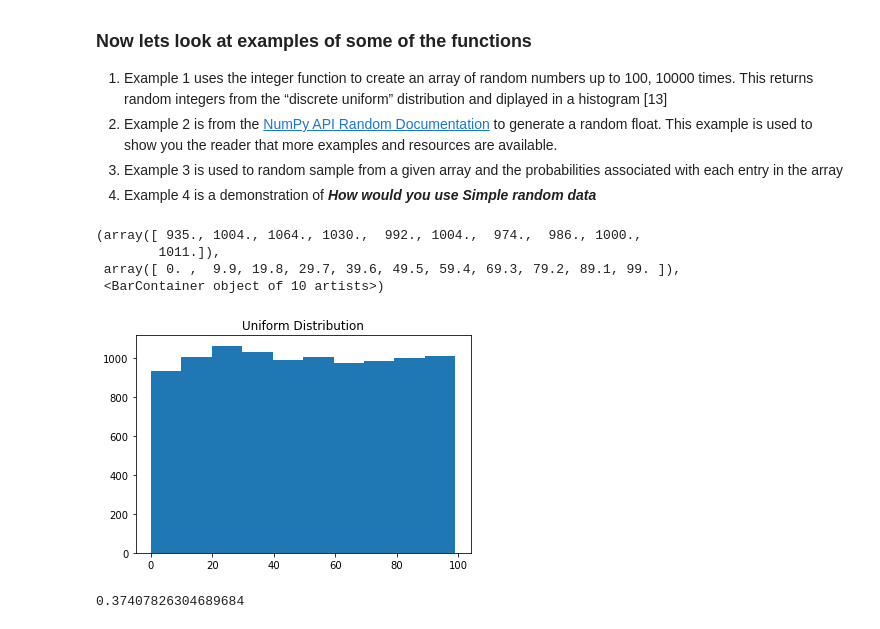
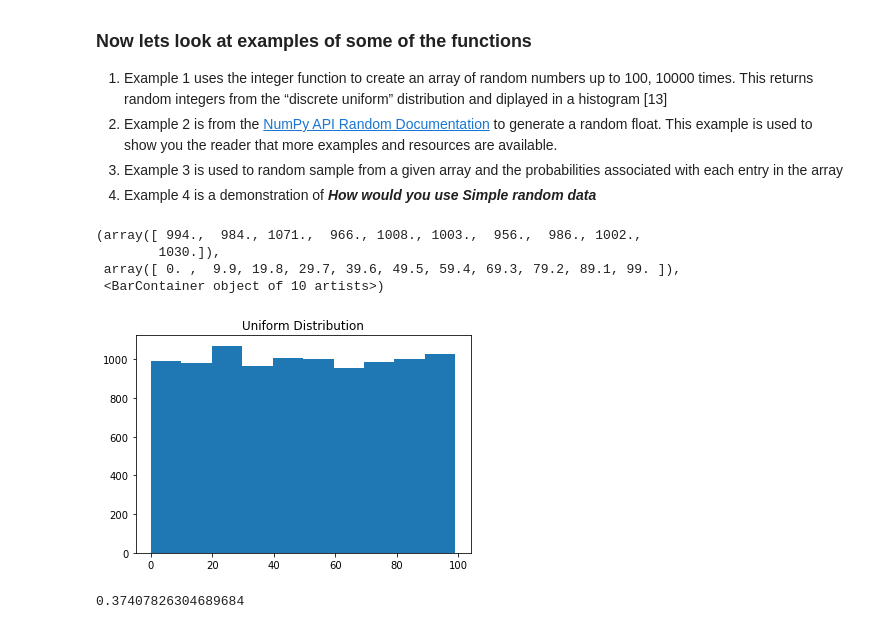
Before and after one commit to DPR-droid/2021_11_Programming-for-Data-Analysis-Assignment-2021, a Jupyter notebook: numpy-random.ipynb, the cells around one changed output. Drawn from its saved outputs; the diff is of its cells as text; code cells hidden in the pictures.

```diff
--- a/numpy-random.ipynb
+++ b/numpy-random.ipynb
@@ -136,23 +136,23 @@ The package generates random arrays including integers or floats with ranges spe
 # %%
 # Example 1
 # Import numpy module
 import numpy as np
 # Import mathplotlib
 import matplotlib.pyplot as plt
 
 # Examples of integers
 rng = np.random.default_rng()
 # Create an array
-uniformdist = rng.integers(100, size=10000)
+x = rng.integers(100, size=10000)
 # Create a plot  to see the randomness
 plt.title('Uniform Distribution')
-plt.hist(uniformdist)
+plt.hist(x)
 # %% [output]
-(array([ 935., 1004., 1064., 1030.,  992., 1004.,  974.,  986., 1000.,
-        1011.]),
+(array([ 994.,  984., 1071.,  966., 1008., 1003.,  956.,  986., 1002.,
+        1030.]),
  array([ 0. ,  9.9, 19.8, 29.7, 39.6, 49.5, 59.4, 69.3, 79.2, 89.1, 99. ]),
  <BarContainer object of 10 artists>)
-[figure, old version]
+[figure, new version]
 # %%
 # Example 2
 # Generates a random float
```
Also changed, not shown: parts of 12 cells of this notebook.
